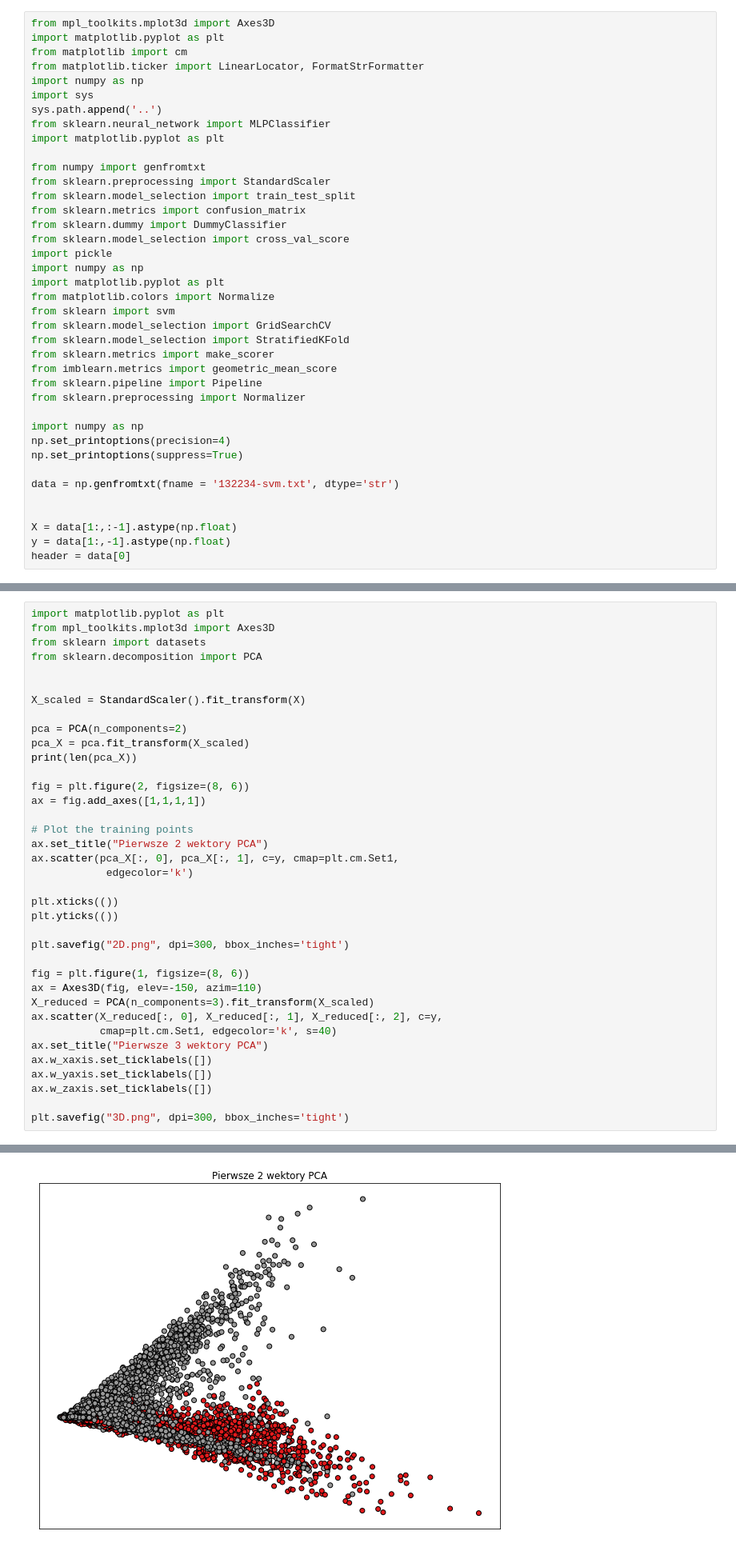
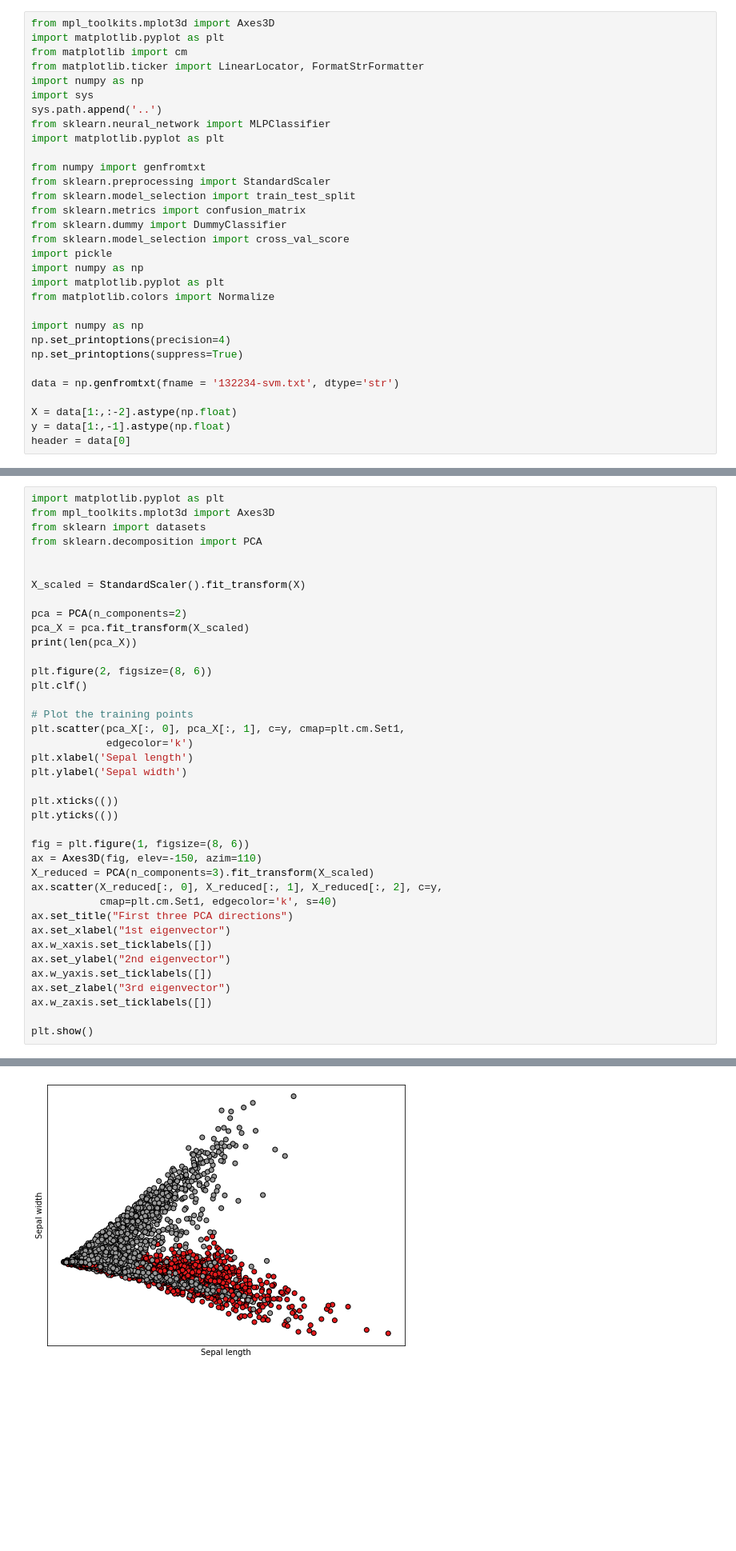
Before and after one commit to TheCommonCold/UM-lab-13, a Jupyter notebook: notebook.ipynb, the cells around one changed output, grey strips where cells are left out. Shown: that part at 80% size. Drawn from its saved outputs; the diff is of its cells as text; blank space fills up the shorter version.

```diff
--- a/notebook.ipynb
+++ b/notebook.ipynb
@@ -19,13 +19,6 @@ import pickle
 import numpy as np
 import matplotlib.pyplot as plt
 from matplotlib.colors import Normalize
-from sklearn import svm
-from sklearn.model_selection import GridSearchCV
-from sklearn.model_selection import StratifiedKFold
-from sklearn.metrics import make_scorer
-from imblearn.metrics import geometric_mean_score
-from sklearn.pipeline import Pipeline
-from sklearn.preprocessing import Normalizer
 
 import numpy as np
 np.set_printoptions(precision=4)
@@ -33,8 +26,7 @@ np.set_printoptions(suppress=True)
 
 data = np.genfromtxt(fname = '132234-svm.txt', dtype='str')
 
-
-X = data[1:,:-1].astype(np.float)
+X = data[1:,:-2].astype(np.float)
 y = data[1:,-1].astype(np.float)
 header = data[0]
 # %%
@@ -141,39 +84,41 @@ plt.savefig("median.png", dpi=300, bbox_inches='tight')
 import matplotlib.pyplot as plt
 from mpl_toolkits.mplot3d import Axes3D
 from sklearn import datasets
 from sklearn.decomposition import PCA
 
 
 X_scaled = StandardScaler().fit_transform(X)
 
 pca = PCA(n_components=2)
 pca_X = pca.fit_transform(X_scaled)
 print(len(pca_X))
 
-fig = plt.figure(2, figsize=(8, 6))
-ax = fig.add_axes([1,1,1,1])
+plt.figure(2, figsize=(8, 6))
+plt.clf()
 
 # Plot the training points
-ax.set_title("Pierwsze 2 wektory PCA")
-ax.scatter(pca_X[:, 0], pca_X[:, 1], c=y, cmap=plt.cm.Set1,
+plt.scatter(pca_X[:, 0], pca_X[:, 1], c=y, cmap=plt.cm.Set1,
             edgecolor='k')
+plt.xlabel('Sepal length')
+plt.ylabel('Sepal width')
 
 plt.xticks(())
 plt.yticks(())
-
-plt.savefig("2D.png", dpi=300, bbox_inches='tight')
 
 fig = plt.figure(1, figsize=(8, 6))
 ax = Axes3D(fig, elev=-150, azim=110)
 X_reduced = PCA(n_components=3).fit_transform(X_scaled)
 ax.scatter(X_reduced[:, 0], X_reduced[:, 1], X_reduced[:, 2], c=y,
            cmap=plt.cm.Set1, edgecolor='k', s=40)
-ax.set_title("Pierwsze 3 wektory PCA")
+ax.set_title("First three PCA directions")
+ax.set_xlabel("1st eigenvector")
 ax.w_xaxis.set_ticklabels([])
+ax.set_ylabel("2nd eigenvector")
 ax.w_yaxis.set_ticklabels([])
+ax.set_zlabel("3rd eigenvector")
 ax.w_zaxis.set_ticklabels([])
 
-plt.savefig("3D.png", dpi=300, bbox_inches='tight')
+plt.show()
 # %% [output]
 15000
-[figure, old version]
+[figure, new version]
```
Also changed, not shown: parts of 15 cells of this notebook.
